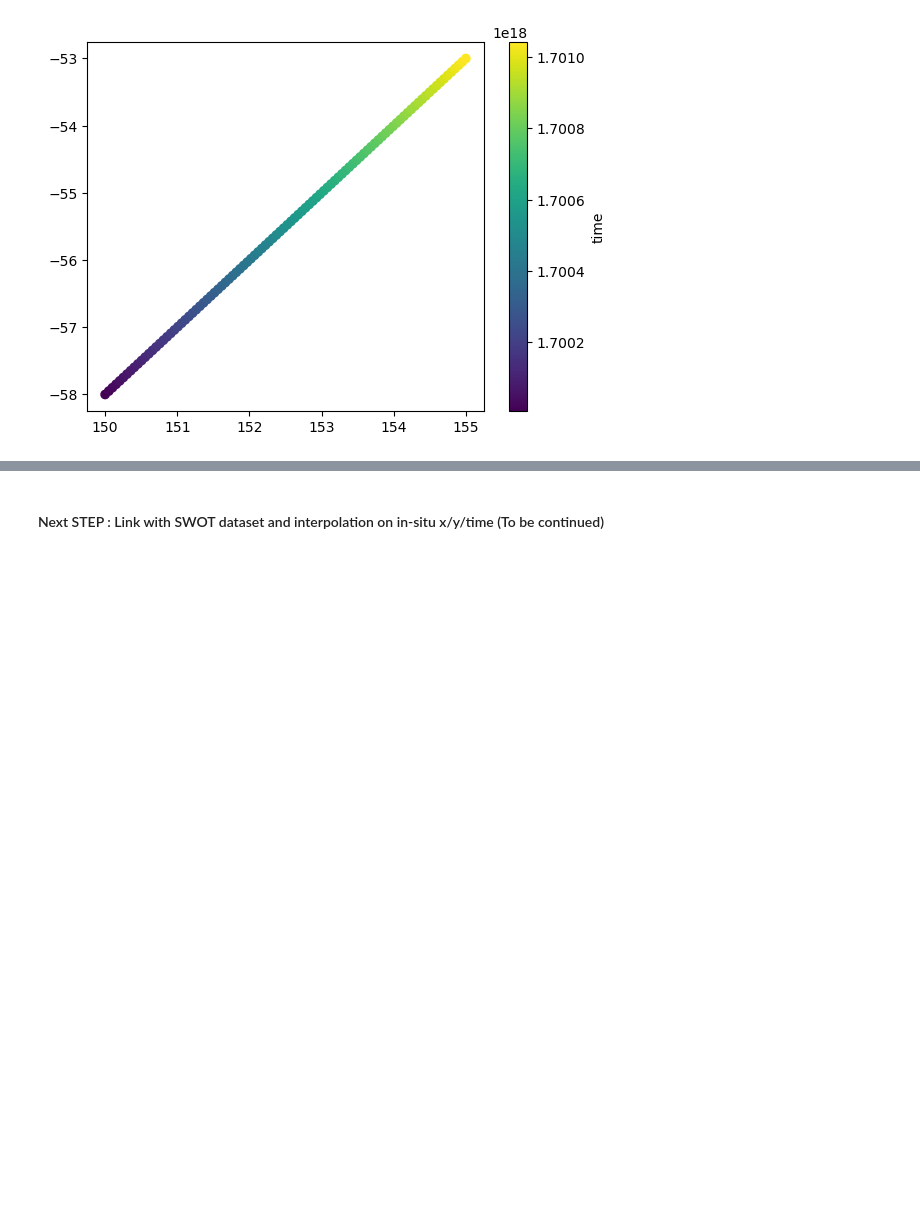
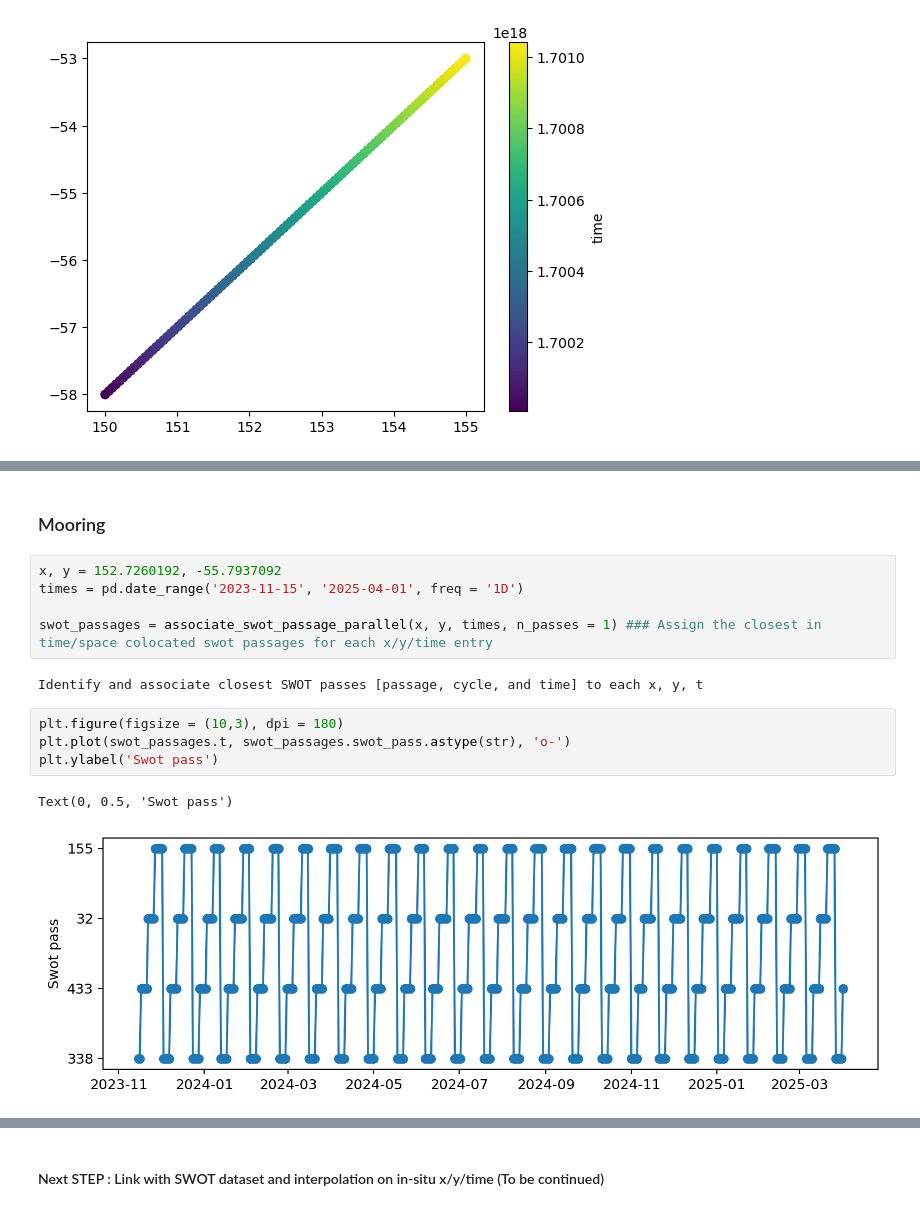
Before and after one commit to treden/SwotPass, a Jupyter notebook: Notebooks/3. SWOT co-location.ipynb, the cells around one changed output, grey strips where cells are left out. Saved outputs shown, nothing was run; the diff lists cells and outputs as text; blank space fills up the shorter version.

Commit message:
Update co-location for glider and mooring

```diff
--- a/Notebooks/3. SWOT co-location.ipynb
+++ b/Notebooks/3. SWOT co-location.ipynb
@@ -56,0 +56,16 @@ plt.tight_layout()
+# %% [markdown]
+### Mooring
+# %%
+x, y = 152.7260192, -55.7937092
+times = pd.date_range('2023-11-15', '2025-04-01', freq = '1D')
+
+swot_passages = associate_swot_passage_parallel(x, y, times, n_passes = 1) ### Assign the closest in time/space colocated swot passages for each x/y/time entry
+# %% [output]
+Identify and associate closest SWOT passes [passage, cycle, and time] to each x, y, t
+# %%
+plt.figure(figsize = (10,3), dpi = 180)
+plt.plot(swot_passages.t, swot_passages.swot_pass.astype(str), 'o-')
+plt.ylabel('Swot pass')
+# %% [output]
+Text(0, 0.5, 'Swot pass')
+[figure, added]
```
Also changed, not shown: parts of 4 cells of this notebook, 1 other file.
